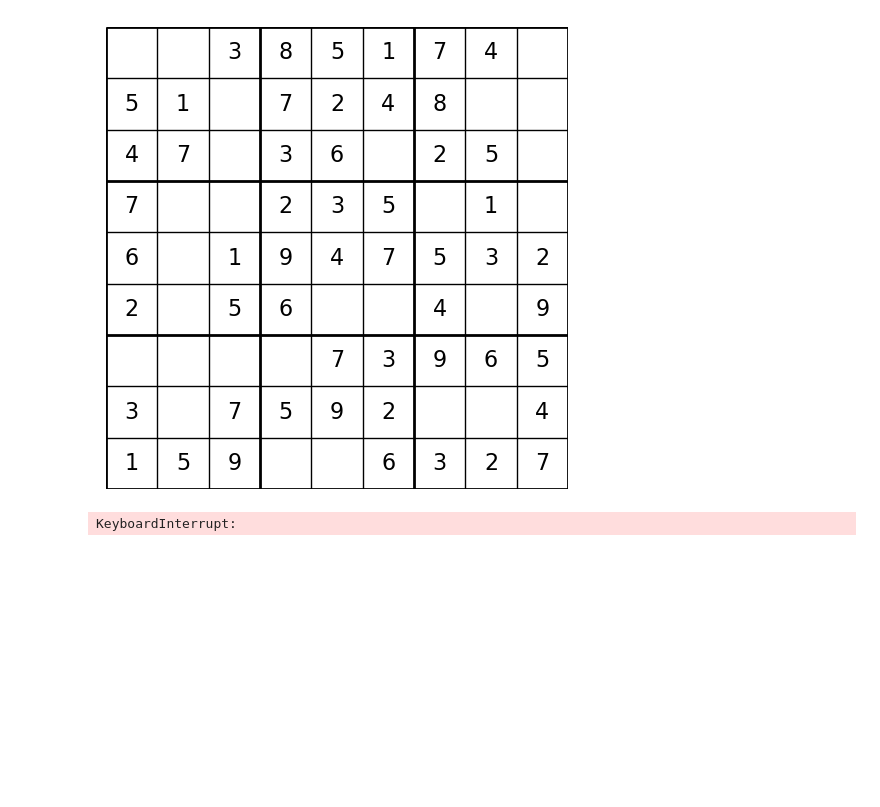
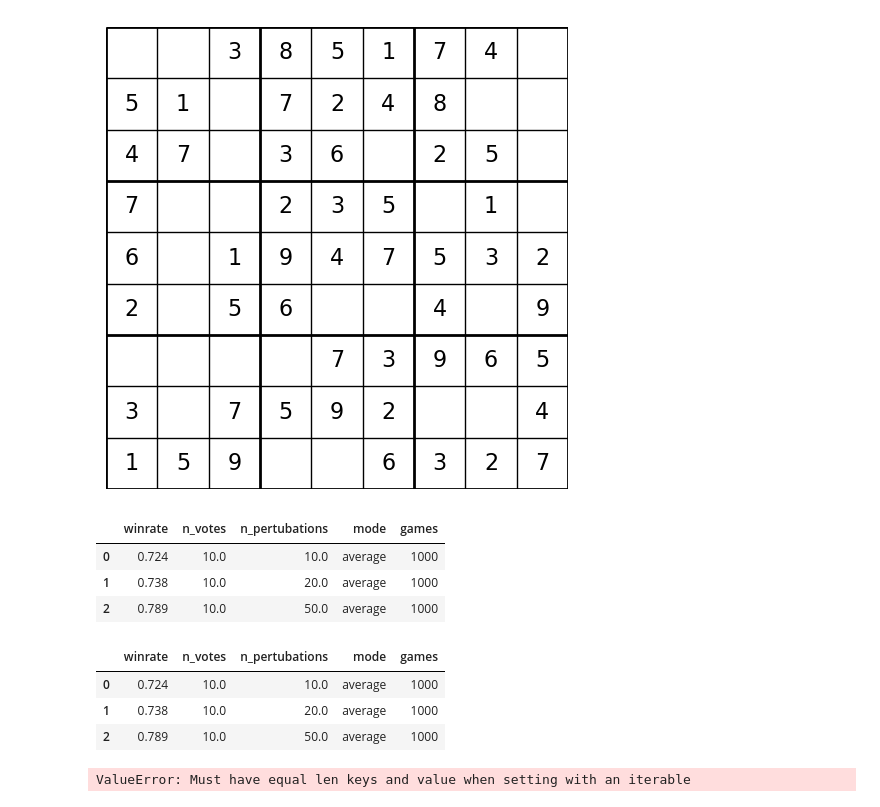
Before and after one commit to MockaWolke/DEEP_SUDOKU, a Jupyter notebook: analysis/reinforcement_learning/eval_models.ipynb, the cells around one changed output. Drawn from its saved outputs; the diff is of its cells as text; code cells hidden in the pictures; blank space fills up the shorter version.

```diff
--- a/analysis/reinforcement_learning/eval_models.ipynb
+++ b/analysis/reinforcement_learning/eval_models.ipynb
@@ -29,3 +19,5 @@ agent.load_state_dict(torch.load("nonestop/ckpt/Sudoku-nostop0__AnealLRMuchLonge
+# %%
+agent = agents.get_sudoku_agent()
 # %%
 env = gym.make("Sudoku-x2", )
 obs,_ = env.reset()
@@ -54,46 +46,46 @@ env.render()
 # %%
 N_GAMES = 1000
 
 env = gym.make("Sudoku-x2", )
 obs,_ = env.reset()
 
 mode = "average"
 
-settings = [(5,10), (10,10), (50,15), (50,100), (100,100), (100,10), (100,50), (200,50)]
+settings = [(10,10), (10,20),(10,50)]
 
 df = pd.DataFrame(columns = ["winrate", "n_votes", "n_pertubations"])
 
 for i, (n_votes, n_pertubations) in enumerate(settings):
 
     ensemble_model = EnsembleModel(agent, n_votes,  n_pertubations, n_cpus = 1, mode = mode)
     winrate_over_alot = evaluate_models.calculate_winrate(N_GAMES, env, ensemble_model)
 
     df.loc[i] = [winrate_over_alot, n_votes, n_pertubations]
 
 df["mode"] = mode
 df["games"] = N_GAMES
-df.to_csv(f"stats/ensemble_{mode}_{N_GAMES}_games.csv")
+# df.to_csv(f"stats/ensemble_{mode}_{N_GAMES}_games.csv")
+df
 # %% [output]
-KeyboardInterrupt:
+|  | winrate | n_votes | n_pertubations | mode | games |
+| 0 | 0.724 | 10.0 | 10.0 | average | 1000 |
+| 1 | 0.738 | 10.0 | 20.0 | average | 1000 |
+| 2 | 0.789 | 10.0 | 50.0 | average | 1000 |
+# %%
+df
+# %% [output]
+|  | winrate | n_votes | n_pertubations | mode | games |
+| 0 | 0.724 | 10.0 | 10.0 | average | 1000 |
+| 1 | 0.738 | 10.0 | 20.0 | average | 1000 |
+| 2 | 0.789 | 10.0 | 50.0 | average | 1000 |
 # %%
-N_GAMES = 1000
-
-env = gym.make("Sudoku-x2", )
-obs,_ = env.reset()
-
-mode = "majority"
-
-settings = [(5,10), (10,10), (50,15), (50,100), (100,100), (100,10), (100,50), (200,50)]
-
-df = pd.DataFrame(columns = ["winrate", "n_votes", "n_pertubations"])
+settings = [(20,10),(50,10)]
 
 for i, (n_votes, n_pertubations) in enumerate(settings):
 
     ensemble_model = EnsembleModel(agent, n_votes,  n_pertubations, n_cpus = 1, mode = mode)
     winrate_over_alot = evaluate_models.calculate_winrate(N_GAMES, env, ensemble_model)
 
-    df.loc[i] = [winrate_over_alot, n_votes, n_pertubations]
-
-df["mode"] = mode
-df["games"] = N_GAMES
-df.to_csv(f"stats/ensemble_{mode}_{N_GAMES}_games.csv")
+    df.loc[i+3] = [winrate_over_alot, n_votes, n_pertubations]
+# %% [output]
+ValueError: Must have equal len keys and value when setting with an iterable
```
Also changed, not shown: parts of 4 cells of this notebook, 18 other files.
